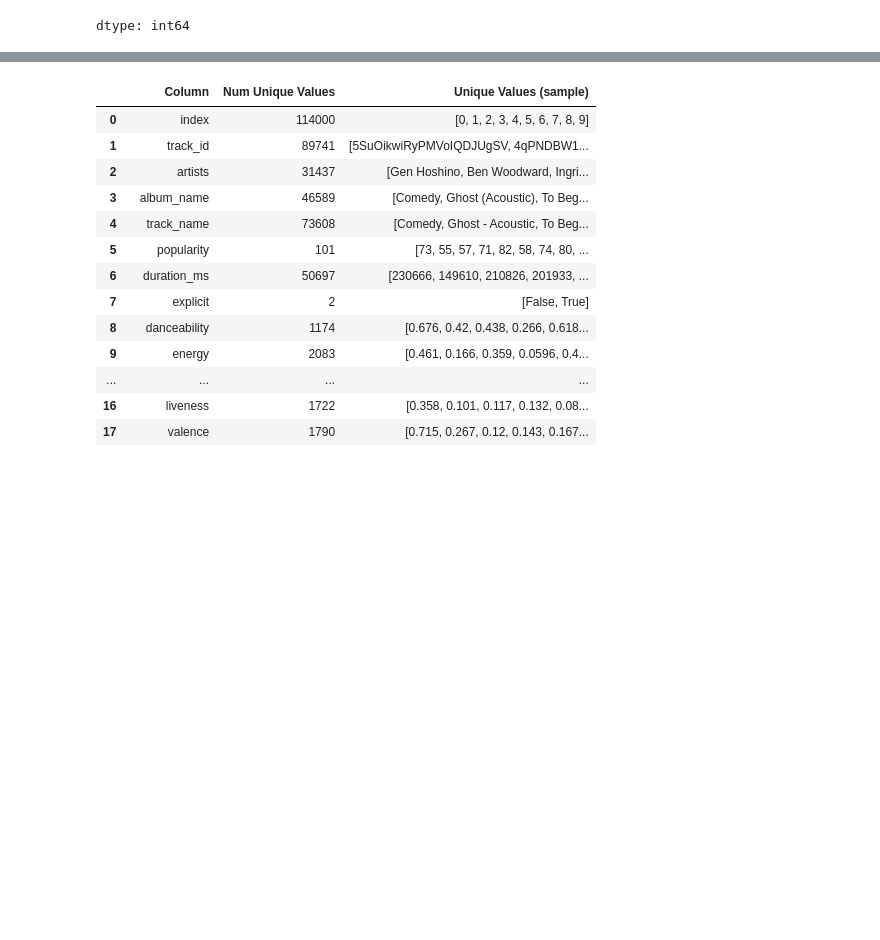
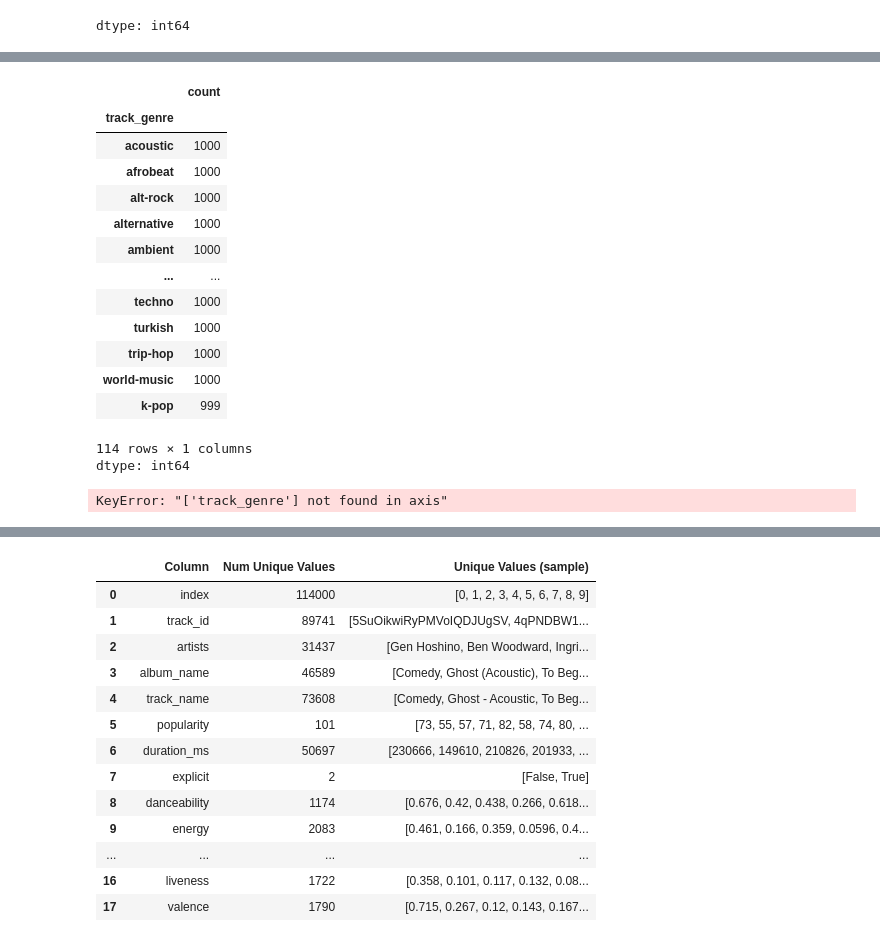
Before and after one commit to matthewsj17/Spotify-Data-Analysis-DSCI300-Project, a Jupyter notebook: DSCI300_DataCleaning_SemesterProject.ipynb, the cells around one changed output, grey strips where cells are left out. Saved outputs shown, nothing was run; the diff lists cells and outputs as text; code cells hidden in the pictures; blank space fills up the shorter version.

```diff
--- a/DSCI300_DataCleaning_SemesterProject.ipynb
+++ b/DSCI300_DataCleaning_SemesterProject.ipynb
@@ -117,0 +214,31 @@ nan_rows_any
+# %%
+# pd.set_option('display.max_rows', none) # to see all values
+spotify_df['track_genre'].value_counts(dropna=False)
+
+# It seems as though the data set contains an 'equal' number of each genre,
+# and the duplicates are those which were chosen out of two or more different genre pools
+# when the data was being collected.
+# %% [output]
+|  | count |
+| track_genre |  |
+| acoustic | 1000 |
+| afrobeat | 1000 |
+| alt-rock | 1000 |
+| alternative | 1000 |
+| ambient | 1000 |
+| ... | ... |
+| techno | 1000 |
+| turkish | 1000 |
+| trip-hop | 1000 |
+| world-music | 1000 |
+| k-pop | 999 |
+114 rows × 1 columns
+dtype: int64
+# %%
+# Considering lack of experience in this project, removing genre from the data set entirely seems viable,
+# that way we can collapse the duplicate columns onto each other.
+# This is done at no severe deteriment, since all genres are equally represented anyway.
+
+spotify_df = spotify_df.drop(columns=['track_genre'])
+# %% [output]
+KeyError: "['track_genre'] not found in axis"
```
Also changed, not shown: parts of 13 cells of this notebook.
